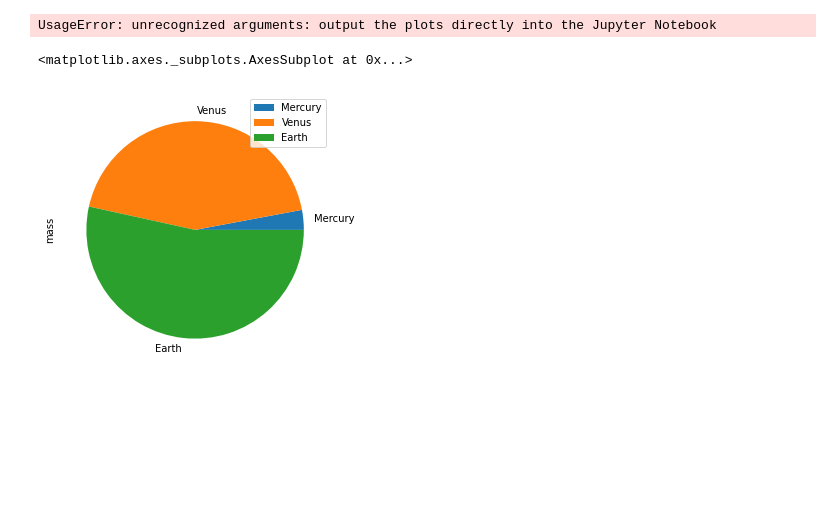
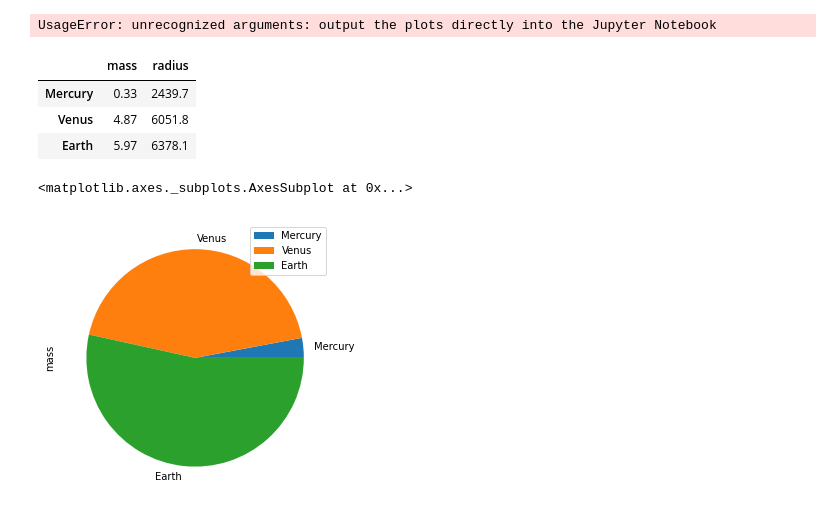
Before and after one commit to estambolieva/asigmo_coursework2, a Jupyter notebook: visualization/Python & Pandas for Visualization.ipynb, the cells around one changed output. Saved outputs shown, nothing was run; the diff lists cells and outputs as text; code cells hidden in the pictures; blank space fills up the shorter version.

```diff
--- a/visualization/Python & Pandas for Visualization.ipynb
+++ b/visualization/Python & Pandas for Visualization.ipynb
@@ -5,6 +5,13 @@ import seaborn as sns
 import matplotlib.pyplot as plt
 # %% [output]
 UsageError: unrecognized arguments: output the plots directly into the Jupyter Notebook
+# %%
+df
+# %% [output]
+|  | mass | radius |
+| Mercury | 0.33 | 2439.7 |
+| Venus | 4.87 | 6051.8 |
+| Earth | 5.97 | 6378.1 |
 # %%
 df = pd.DataFrame({'mass': [0.330, 4.87 , 5.97],
                    'radius': [2439.7, 6051.8, 6378.1]},
```
Also changed, not shown: parts of 1 cell of this notebook, 1 other file.
